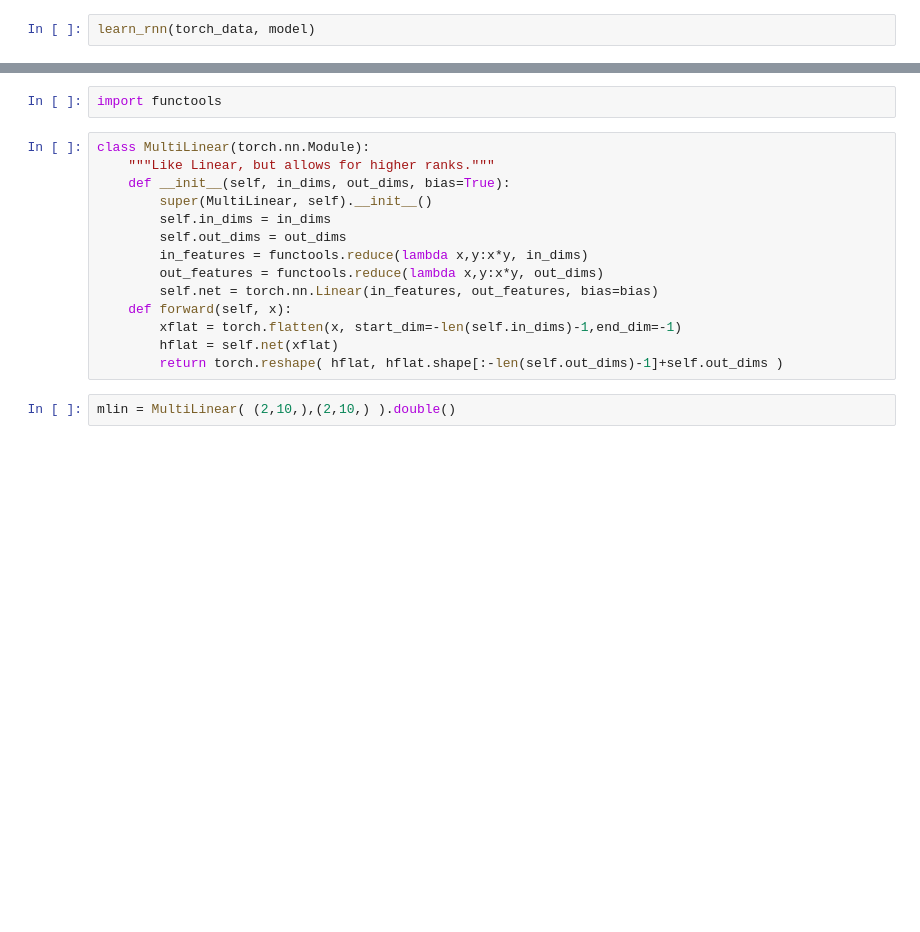
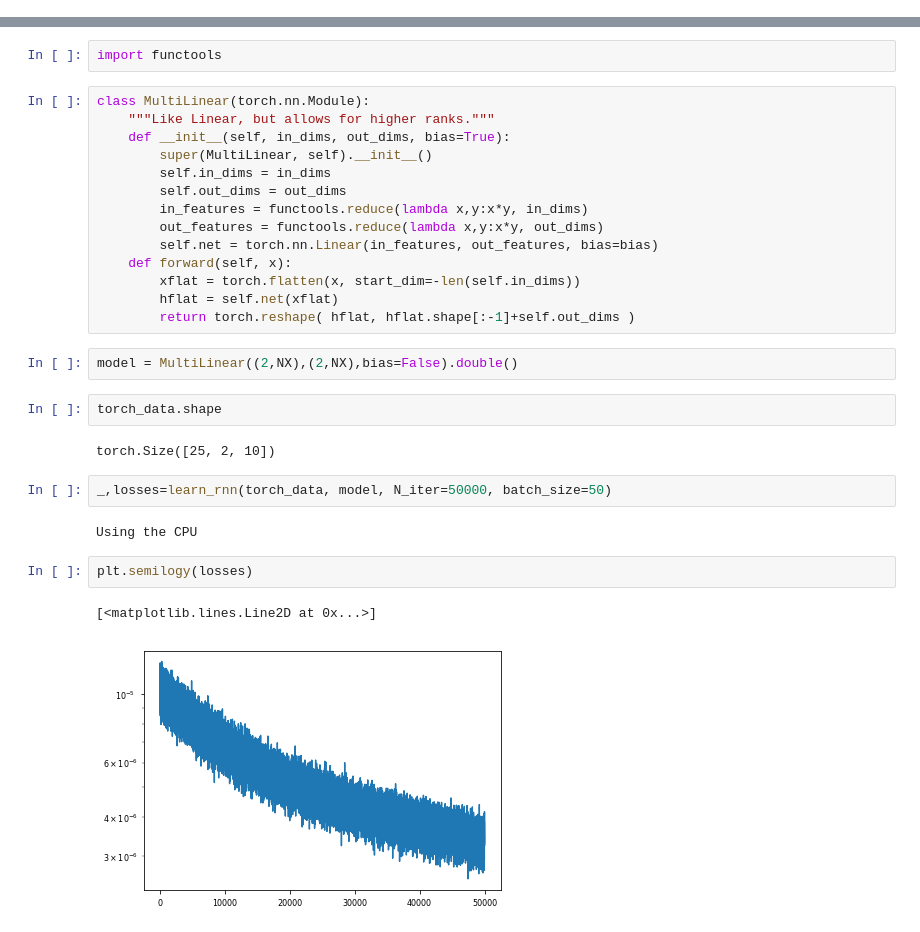
Before and after one commit to afqueiruga/on_learned_dynamics, a Jupyter notebook: WaveEquation.ipynb, the cells around one changed output, grey strips where cells are left out. Drawn from its saved outputs; the diff is of its cells as text; blank space fills up the shorter version.

```diff
--- a/WaveEquation.ipynb
+++ b/WaveEquation.ipynb
@@ -106,2 +83,0 @@ tensor([[-0.0265, -0.0108, -0.1186,  0.0727, -0.1809, -0.0558,  0.1226,  0.2968,
-# %%
-learn_rnn(torch_data, model)
@@ -148,8 +94,21 @@ class MultiLinear(torch.nn.Module):
         out_features = functools.reduce(lambda x,y:x*y, out_dims)
         self.net = torch.nn.Linear(in_features, out_features, bias=bias)
     def forward(self, x):
-        xflat = torch.flatten(x, start_dim=-len(self.in_dims)-1,end_dim=-1)
+        xflat = torch.flatten(x, start_dim=-len(self.in_dims))
         hflat = self.net(xflat)
-        return torch.reshape( hflat, hflat.shape[:-len(self.out_dims)-1]+self.out_dims )
+        return torch.reshape( hflat, hflat.shape[:-1]+self.out_dims )
 # %%
-mlin = MultiLinear( (2,10,),(2,10,) ).double()
+model = MultiLinear((2,NX),(2,NX),bias=False).double()
+# %%
+torch_data.shape
+# %% [output]
+torch.Size([25, 2, 10])
+# %%
+_,losses=learn_rnn(torch_data, model, N_iter=50000, batch_size=50)
+# %% [output]
+Using the CPU
+# %%
+plt.semilogy(losses)
+# %% [output]
+[<matplotlib.lines.Line2D at 0x...>]
+[figure, added]
```
Also changed, not shown: parts of 19 cells of this notebook, 1 other file.
